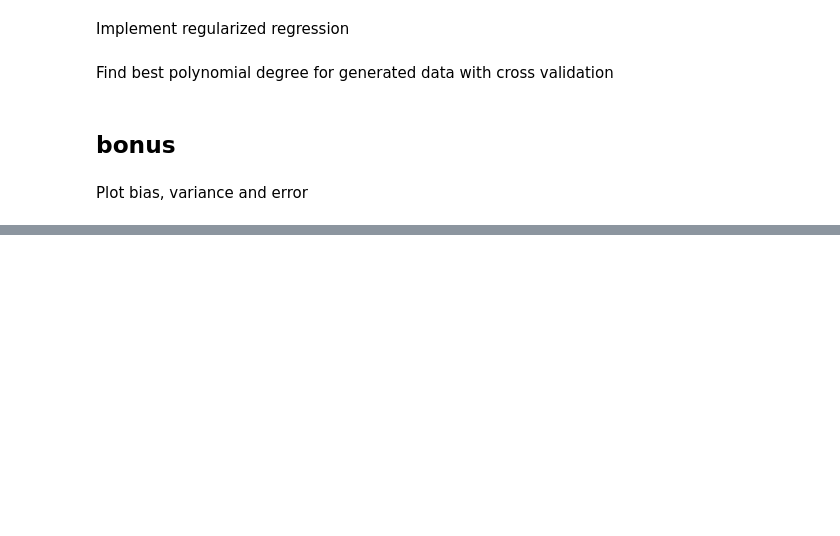
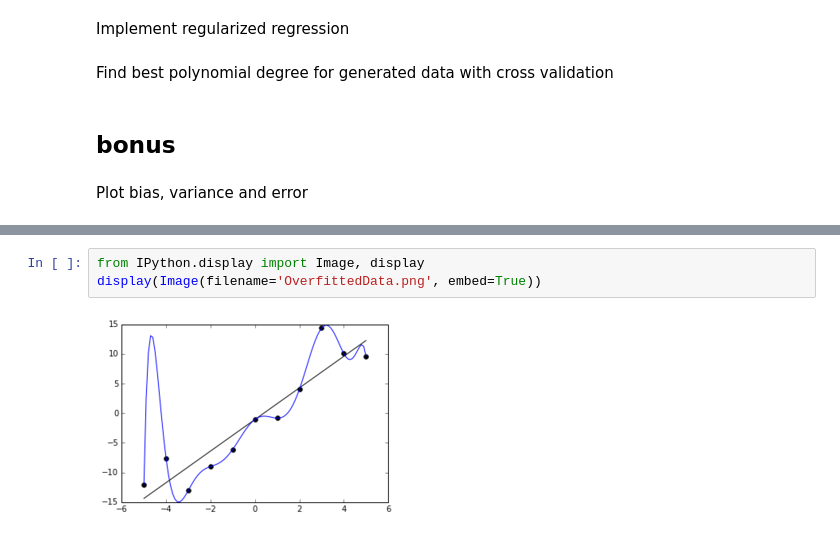
Before and after one commit to tigranv/ISTC_ML_Course, a Jupyter notebook: MachineLearning/FundamentalsAndSupervisedLearning/Lecture2/lecture2.ipynb, the cells around one changed output, grey strips where cells are left out. Cells and saved outputs as stored; diff of their text form; blank space fills up the shorter version.

```diff
--- a/MachineLearning/FundamentalsAndSupervisedLearning/Lecture2/lecture2.ipynb
+++ b/MachineLearning/FundamentalsAndSupervisedLearning/Lecture2/lecture2.ipynb
@@ -53,0 +73,5 @@ Plot bias, variance and error
+# %%
+from IPython.display import Image, display
+display(Image(filename='OverfittedData.png', embed=True))
+# %% [output]
+[figure, added]
```
Also changed, not shown: parts of 21 cells of this notebook, 36 other files.
